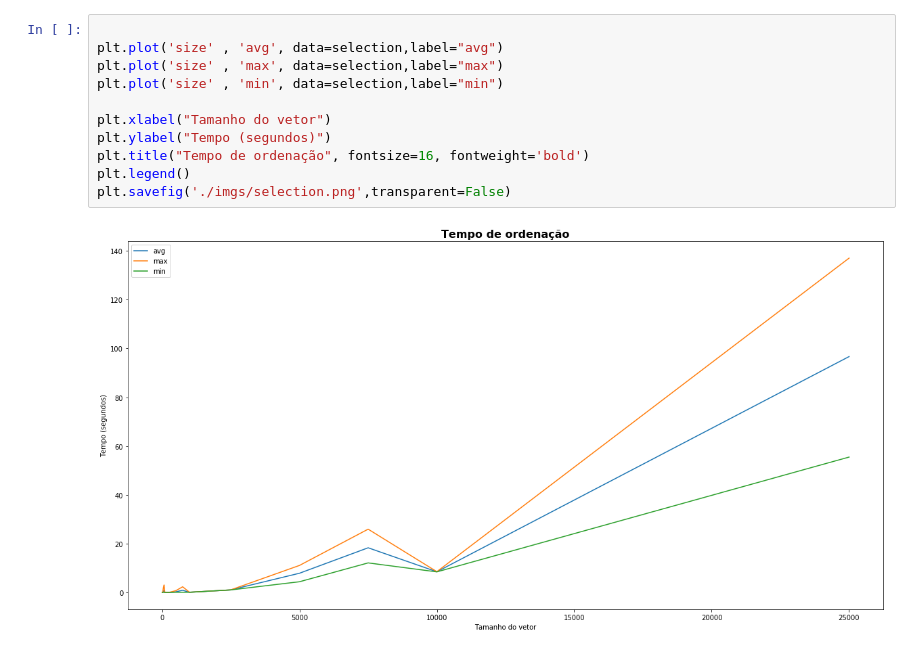
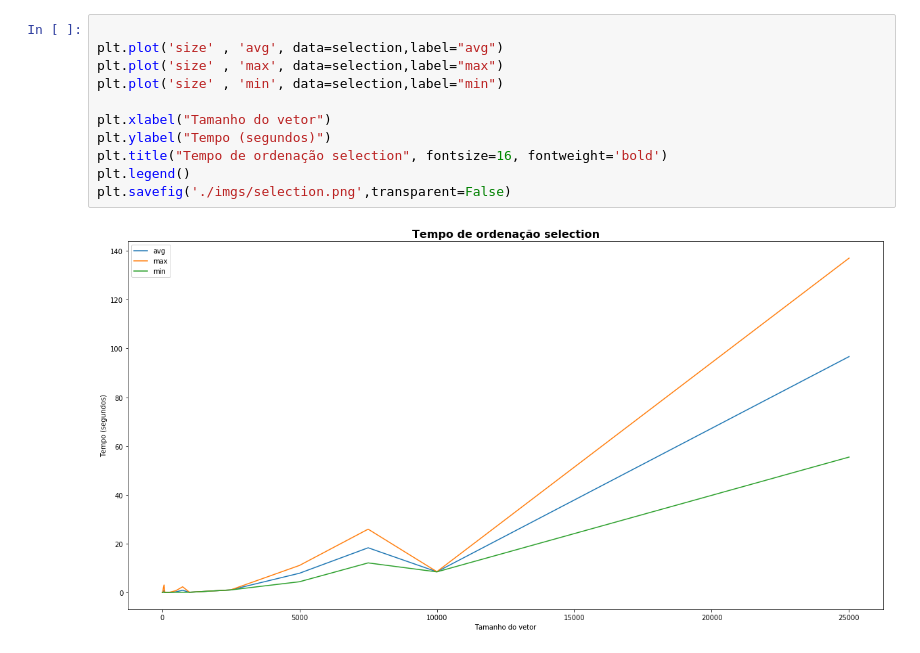
Before and after one commit to icarodgl/TPA, a Jupyter notebook: Analise.ipynb, the cells around one changed output. Drawn from its saved outputs; the diff is of its cells as text.

```diff
--- a/Analise.ipynb
+++ b/Analise.ipynb
@@ -96,13 +99,13 @@ plt.savefig('./imgs/heap.png',transparent=False)
 # %%
 
 plt.plot('size' , 'avg', data=selection,label="avg")
 plt.plot('size' , 'max', data=selection,label="max")
 plt.plot('size' , 'min', data=selection,label="min")
 
 plt.xlabel("Tamanho do vetor")
 plt.ylabel("Tempo (segundos)")
-plt.title("Tempo de ordenação", fontsize=16, fontweight='bold')
+plt.title("Tempo de ordenação selection", fontsize=16, fontweight='bold')
 plt.legend()
 plt.savefig('./imgs/selection.png',transparent=False)
 # %% [output]
-[figure, old version]
+[figure, new version]
```
Also changed, not shown: parts of 8 cells of this notebook, 16 other files.
